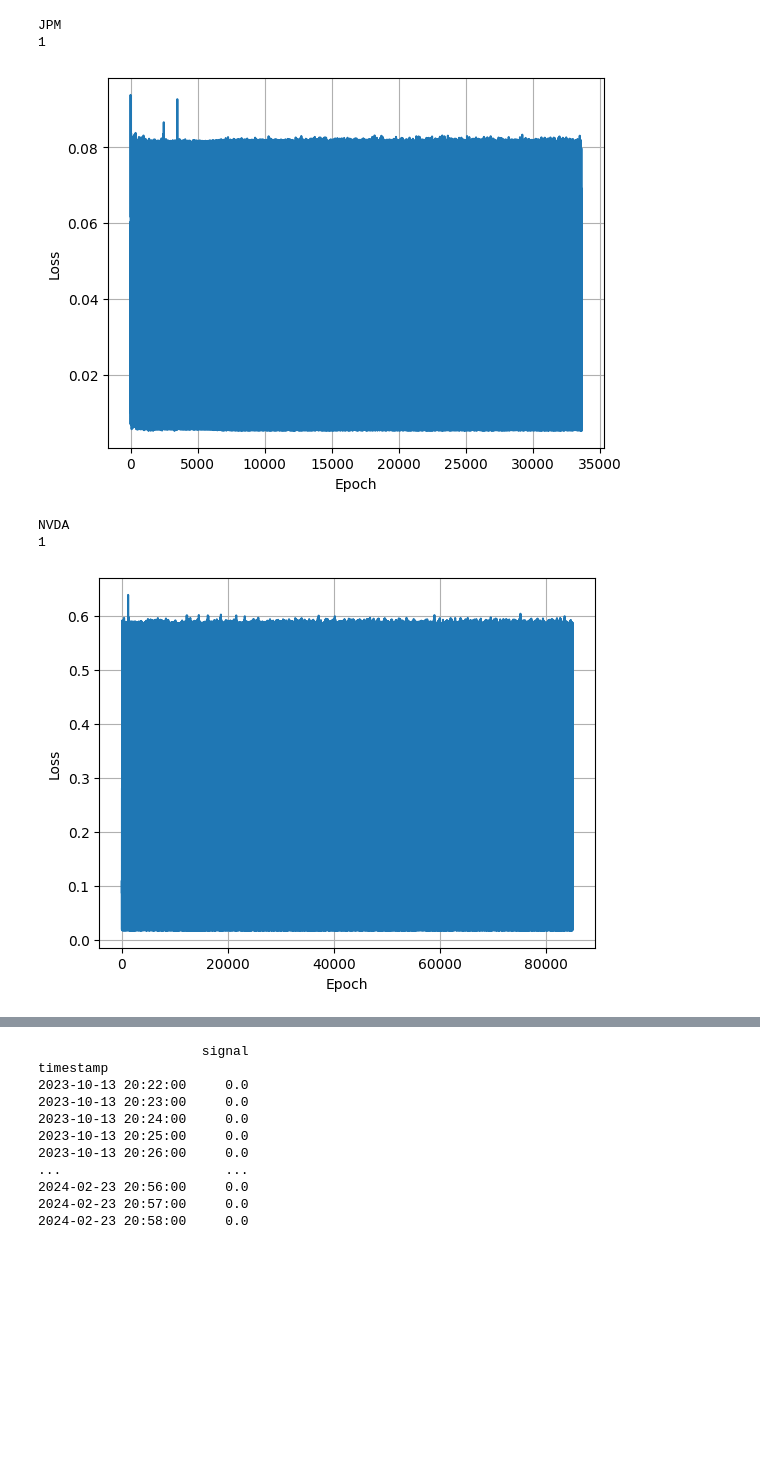
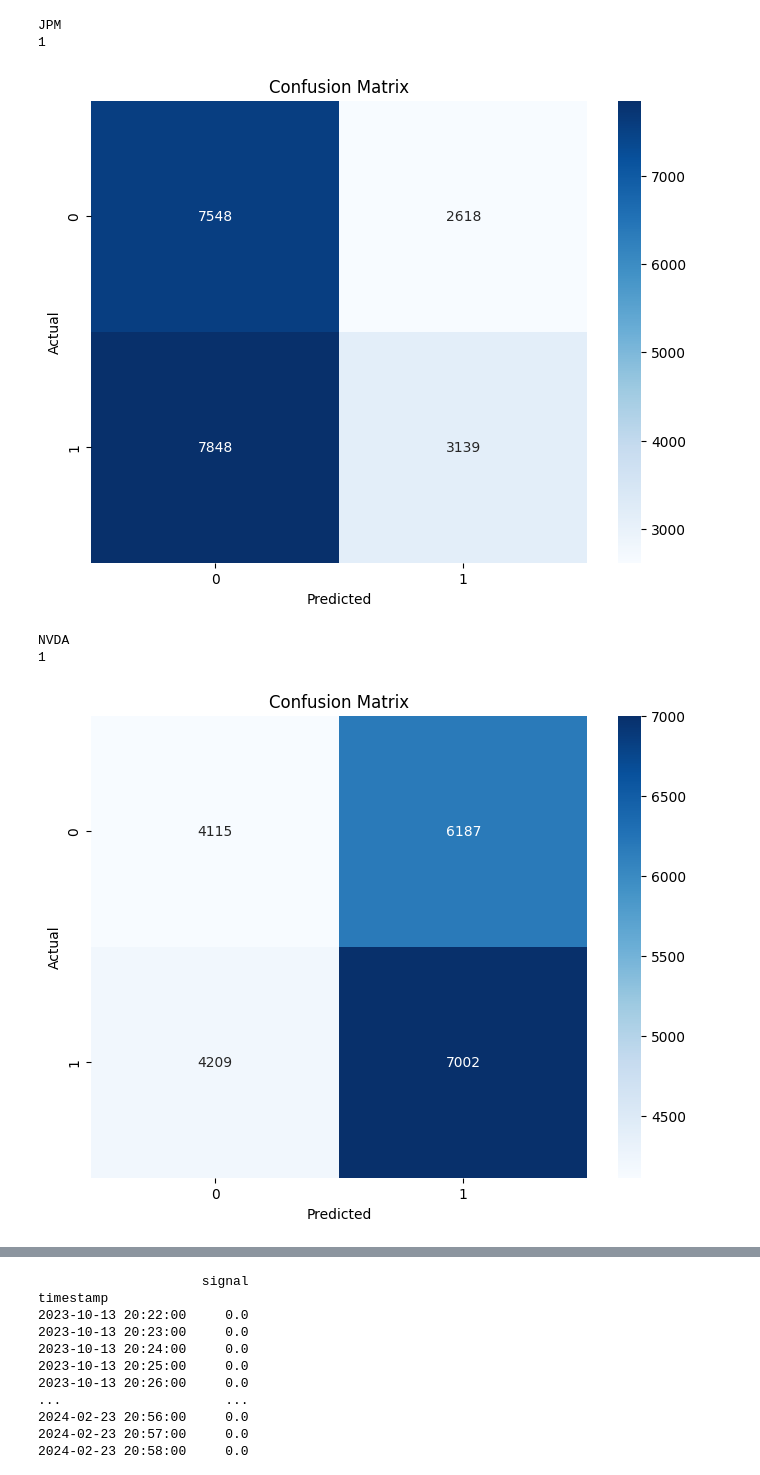
Before and after one commit to dmutascio/enigmaTrainer, a Jupyter notebook: enigmaTrainer.ipynb, the cells around one changed output, grey strips where cells are left out. Saved outputs shown, nothing was run; the diff lists cells and outputs as text; code cells hidden in the pictures; blank space fills up the shorter version.

```diff
--- a/enigmaTrainer.ipynb
+++ b/enigmaTrainer.ipynb
@@ -327,7 +327,8 @@ def main(symbols, type, queryParams, indicator_config, signal_memory, data_gette
 # %%
 #init config and get stock price data
 #symbols = ['AAPL', 'TSLA', 'ABBV', 'CVX', 'CMA', 'NVDA']
-symbols = ['NVDA', 'APPL', 'TSLA', 'JPM', 'VZ']
+#symbols = ['NVDA', 'APPL', 'TSLA', 'JPM', 'VZ']
+symbols = ['AAPL']
 
 queryParams = {
     'timeframe':'15Min',
@@ -346,17 +347,17 @@ indicator_config = {
         'signalPeriod': 270
     },
     'RSI': {
-        'period': 420
+        'period': 25
     },
     'SMA': {
-        'period': 1500
+        'period': 100
     },
     'EWMA': {
-        'period': 600
+        'period': 40
     },
-    # 'Volume': {
-    #     'scale': 100000
-    # },
+    'Volume': {
+        'scale': 1
+    },
     'Price': {}
     #'Benchmark': {
     #    'symbol': 'CARZ',
@@ -500,8 +501,9 @@ def create_model(data, type, model_config):
     learning_rate = model_config['learning_rate']
     loss_stop = model_config['loss_stop']
     num_epochs = model_config['num_epochs']
+    training_split = model_config['training_split']
     input_size = data['features'].shape[1]
-    train_size = int(0.8 * len(data['features']))
+    train_size = int(training_split * len(data['features']))
 
     #extract features and signals from data object. instantiate scaler objects
     X = data['features']
@@ -689,14 +691,15 @@ class Model:
         plt.show()
 # %%
 model_config = {
-    'num_epochs': 1000,
+    'num_epochs': 500,
     #'loss_stop': .0000001,
     'loss_stop': .001,
     #'learning_rate': .00001,
     'learning_rate': .001,
     'hidden_size': 128,
     'num_layers': 1,
-    'window_size': 200
+    'window_size': 448,
+    'training_split': .5
 }
 max_attempts = 3
 
@@ -727,7 +744,7 @@ for symbol, symbol_models in models.items():
     print(symbol)
     for name, model in symbol_models.items():
         print(name)
-        model.graph_prices(data[symbol]['bars'], .8, 10000, 10)
+        model.graph_prices(data[symbol]['bars'], .0, 10000, 10)
 # %% [output]
 No artists with labels found to put in legend.  Note that artists whose label start with an underscore are ignored when legend() is called with no argument.
 JPM
@@ -748,15 +765,15 @@ VZ
 # %%
 for symbol, symbol_models in models.items():
     print(symbol)
     for name, model in symbol_models.items():
         print(name)
-        model.graph_loss()
+        model.graph_confusion()
 # %% [output]
 JPM
 1
-[figure, old version]
+[figure, new version]
 NVDA
 1
-[figure, old version]
+[figure, new version]
 TSLA
 1
```
Also changed, not shown: parts of 11 cells of this notebook.
